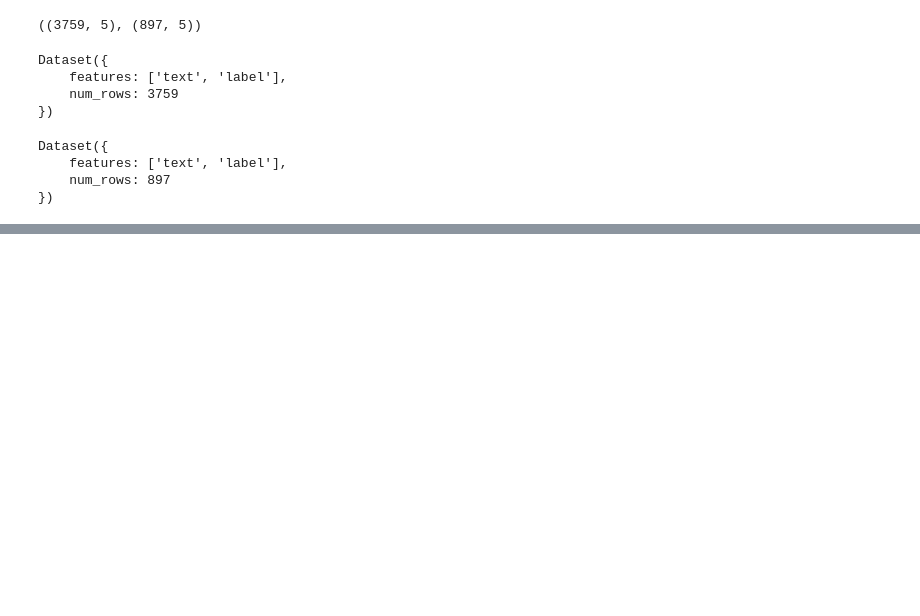
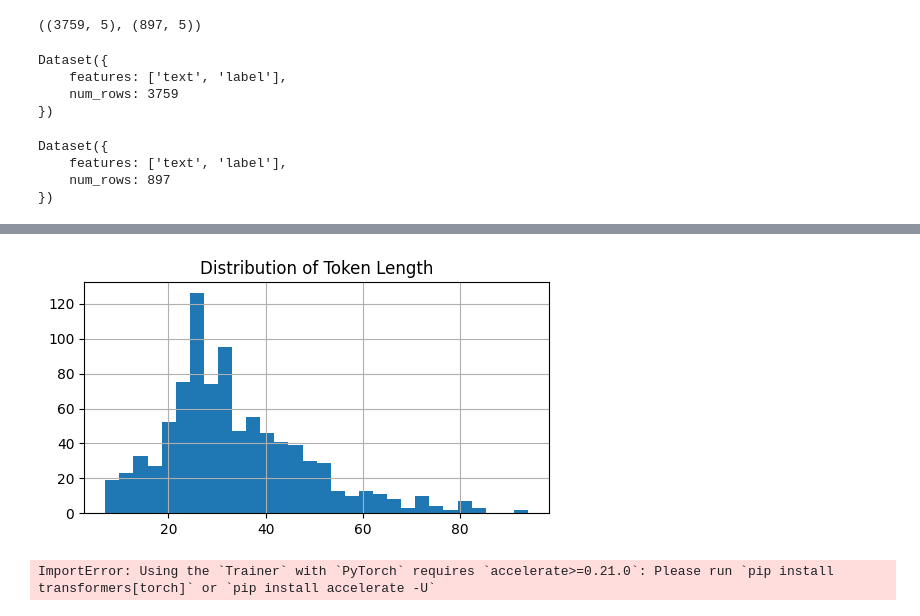
Before and after one commit to yukismd/DL_for_ImageData_and_Finetuning, a Jupyter notebook: text_classification_hatespeech/PT/test.ipynb, the cells around one changed output, grey strips where cells are left out. Saved outputs shown, nothing was run; the diff lists cells and outputs as text; code cells hidden in the pictures; blank space fills up the shorter version.

```diff
--- a/text_classification_hatespeech/PT/test.ipynb
+++ b/text_classification_hatespeech/PT/test.ipynb
@@ -109,0 +164,7 @@ ds_train['train']['hold']
+# %%
+plt.figure(figsize=(6, 3))
+pd.Series([len(i) for i in ds_tkn_valid['input_ids']]).hist(bins=30)
+plt.title('Distribution of Token Length')
+plt.show()
+# %% [output]
+[figure, added]
@@ -109,0 +179,22 @@ ds_train['train']['hold']
+# %%
+trainer_args = TrainingArguments(
+    seed=123,
+    output_dir=".",
+    overwrite_output_dir=True,
+    do_train=True,
+    do_eval=True,
+    evaluation_strategy="epoch",
+    logging_strategy="epoch",
+    save_steps=1e6, # saveのステップを大きくしてここではモデルの保存を行わないようにする
+    log_level="critical",
+    num_train_epochs=N_EPOCH,
+    learning_rate=LR,
+    per_device_train_batch_size=8,
+    per_device_eval_batch_size=12,
+    save_total_limit=1,
+    fp16=True,
+    remove_unused_columns=False,
+    report_to="none"
+)
+# %% [output]
+ImportError: Using the `Trainer` with `PyTorch` requires `accelerate>=0.21.0`: Please run `pip install transformers[torch]` or `pip install accelerate -U`
```
Also changed, not shown: parts of 10 cells of this notebook.
